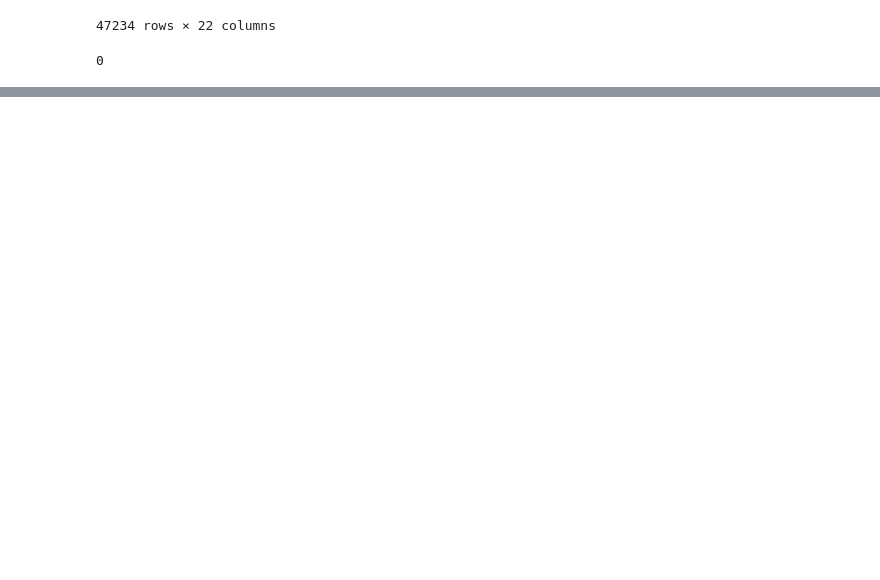
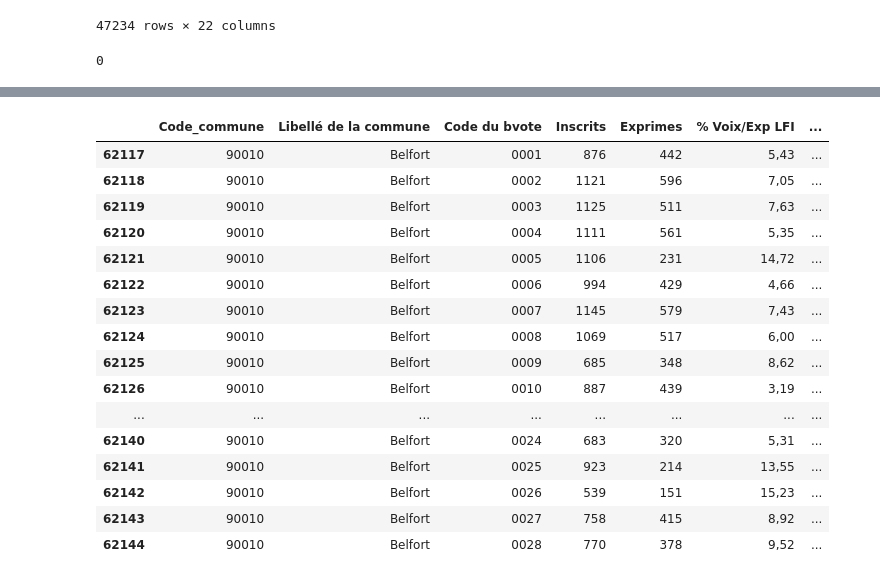
Before and after one commit to christian235711/IRIS_BV, a Jupyter notebook: BV_clean_31_08.ipynb, the cells around one changed output, grey strips where cells are left out. Cells and saved outputs as stored; diff of their text form; code cells hidden in the pictures; blank space fills up the shorter version.

```diff
--- a/BV_clean_31_08.ipynb
+++ b/BV_clean_31_08.ipynb
@@ -135,0 +191,2 @@ data_sans_nan_doublons_sup_97501.to_csv("C:/Users/Christian/Desktop/IRIS_BV_fina
+# %%
+resultats_electoraux = pd.read_csv("C:/Users/Christian/Desktop/IRIS_BV_final/Jointure_geo_v2/DATA_IRIS_BV/RESULTATS_ELECTORAUX/EUR2019_BV_6_PARTIS.csv", sep=";", dtype=str, encoding="iso-8859-1")
@@ -135,0 +303,20 @@ data_sans_nan_doublons_sup_97501.to_csv("C:/Users/Christian/Desktop/IRIS_BV_fina
+# %%
+resultats_electoraux[resultats_electoraux["Libellé de la commune"]=="Belfort"]
+# %% [output]
+|  | Code_commune | Libellé de la commune | Code du bvote | Inscrits | Exprimes | % Voix/Exp LFI | ... |
+| 62117 | 90010 | Belfort | 0001 | 876 | 442 | 5,43 | ... |
+| 62118 | 90010 | Belfort | 0002 | 1121 | 596 | 7,05 | ... |
+| 62119 | 90010 | Belfort | 0003 | 1125 | 511 | 7,63 | ... |
+| 62120 | 90010 | Belfort | 0004 | 1111 | 561 | 5,35 | ... |
+| 62121 | 90010 | Belfort | 0005 | 1106 | 231 | 14,72 | ... |
+| 62122 | 90010 | Belfort | 0006 | 994 | 429 | 4,66 | ... |
+| 62123 | 90010 | Belfort | 0007 | 1145 | 579 | 7,43 | ... |
+| 62124 | 90010 | Belfort | 0008 | 1069 | 517 | 6,00 | ... |
+| 62125 | 90010 | Belfort | 0009 | 685 | 348 | 8,62 | ... |
+| 62126 | 90010 | Belfort | 0010 | 887 | 439 | 3,19 | ... |
+| ... | ... | ... | ... | ... | ... | ... | ... |
+| 62140 | 90010 | Belfort | 0024 | 683 | 320 | 5,31 | ... |
+| 62141 | 90010 | Belfort | 0025 | 923 | 214 | 13,55 | ... |
+| 62142 | 90010 | Belfort | 0026 | 539 | 151 | 15,23 | ... |
+| 62143 | 90010 | Belfort | 0027 | 758 | 415 | 8,92 | ... |
+| 62144 | 90010 | Belfort | 0028 | 770 | 378 | 9,52 | ... |
```
Also changed, not shown: parts of 23 cells of this notebook.
